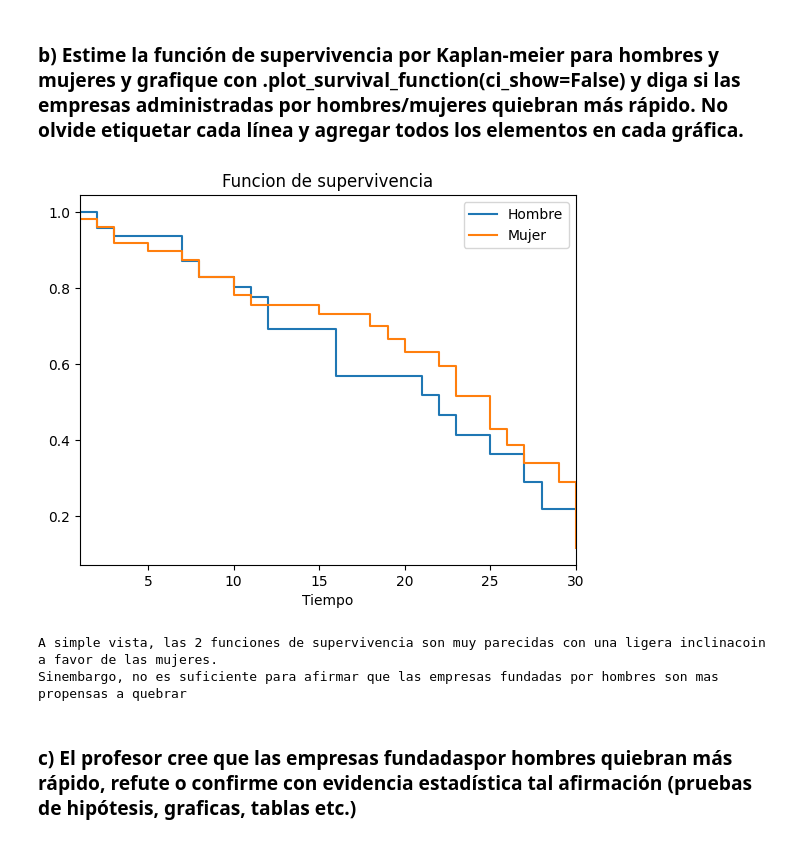
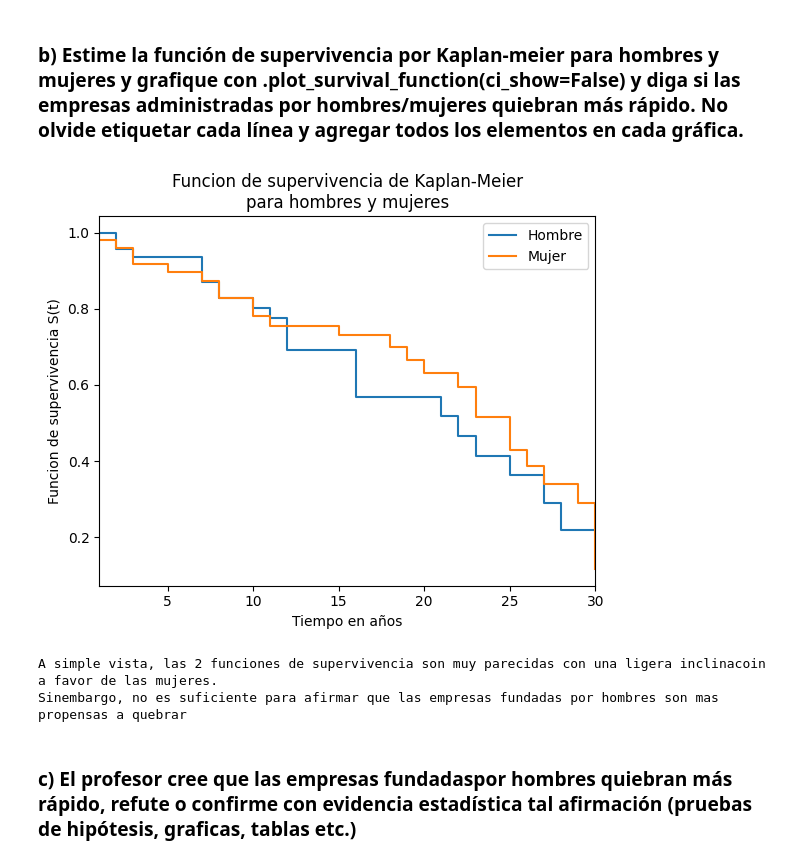
Before and after one commit to SalvadorAlmaguer0/EstadisticaAplicada, a Jupyter notebook: Actividad5_SAO_2076430_EAG41_sep2023.ipynb, the cells around one changed output. Saved outputs shown, nothing was run; the diff lists cells and outputs as text; code cells hidden in the pictures.

```diff
--- a/Actividad5_SAO_2076430_EAG41_sep2023.ipynb
+++ b/Actividad5_SAO_2076430_EAG41_sep2023.ipynb
@@ -143,21 +143,22 @@ muy baja, asi como lo corrobara la mediana.
 # %%
 mujer = df_quiebra.query('mujer == 1')
 hombre = df_quiebra.query('mujer == 0')
 
 km_mujer = KaplanMeierFitter().fit(mujer['tiempo'], mujer['quebrar'])
 km_hombre = KaplanMeierFitter().fit(hombre['tiempo'], hombre['quebrar'])
 
 km_hombre.plot_survival_function(label='Hombre', ci_show=False)
 km_mujer.plot_survival_function(label='Mujer', ci_show=False)
 
-plt.title('Funcion de supervivencia')
-plt.xlabel('Tiempo')
+plt.title('Funcion de supervivencia de Kaplan-Meier\npara hombres y mujeres')
+plt.xlabel('Tiempo en años')
+plt.ylabel('Funcion de supervivencia S(t)')
 plt.xlim(1,30)
 plt.show()
 
 print('A simple vista, las 2 funciones de supervivencia son muy parecidas con una ligera inclinacoin a favor de las mujeres.\nSinembargo, no es suficiente para afirmar que las empresas fundadas por hombres son mas propensas a quebrar')
 # %% [output]
-[figure, old version]
+[figure, new version]
 A simple vista, las 2 funciones de supervivencia son muy parecidas con una ligera inclinacoin a favor de las mujeres.
 Sinembargo, no es suficiente para afirmar que las empresas fundadas por hombres son mas propensas a quebrar
 # %% [markdown]
```
